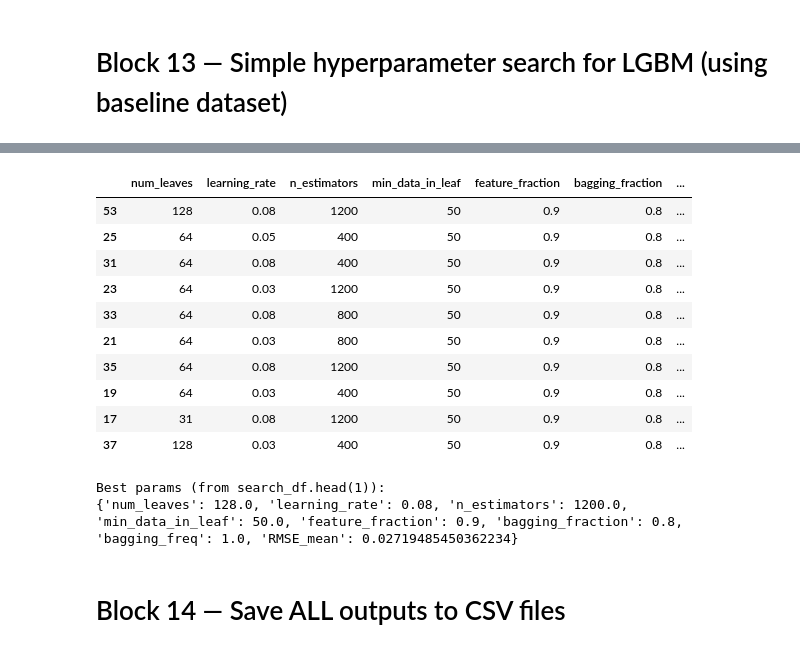
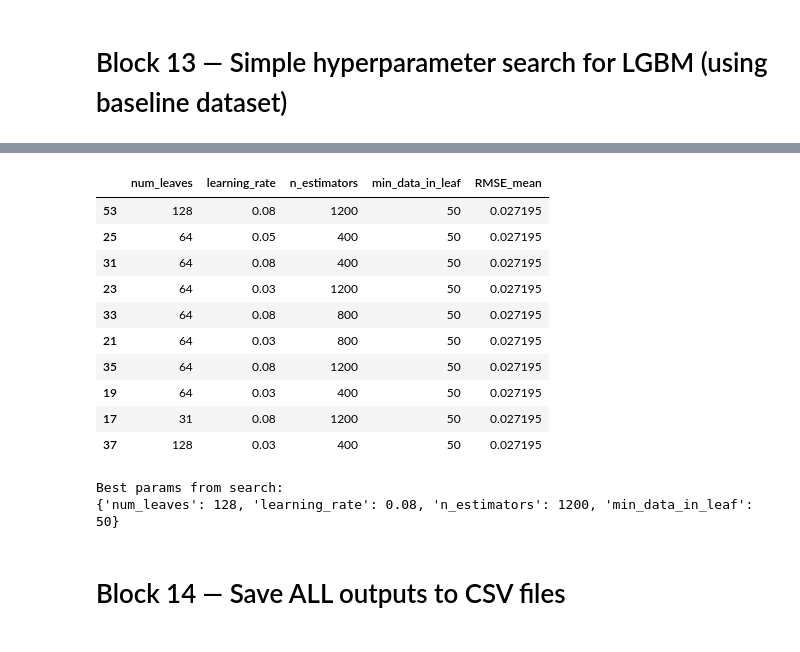
Before and after one commit to sahrohit/mitsui-commodity-prediction, a Jupyter notebook: playground.ipynb, the cells around one changed output, grey strips where cells are left out. Saved outputs shown, nothing was run; the diff lists cells and outputs as text; code cells hidden in the pictures.

```diff
--- a/playground.ipynb
+++ b/playground.ipynb
@@ -419,8 +415,7 @@ Saved ADVANCED submission to: ./outputs/submission_advanced_domain_rolling_lgbm.
 # Block 11 — Select series for classical forecasting (naive, ARIMA, SARIMA)
 # %%
 
-
-# Pick a few meaningful price series (change if you want)
+# Choose some representative price series (change these if needed)
 candidate_series = [
     "LME_CA_Close",
     "LME_ZS_Close",
@@ -428,15 +423,15 @@ candidate_series = [
 ]
 
 selected_series = [c for c in candidate_series if c in train.columns]
-
-print("Series used for ARIMA/SARIMA/Naive experiments:")
+print("Series used for classical forecasting:")
 print(selected_series)
 
-# Helper: create train / validation split indices
 def make_train_valid_split(s: pd.Series, n_valid: int = 90):
+    """
+    Split series into train and validation (last n_valid points).
+    """
     s = s.dropna()
     if len(s) <= n_valid + 10:
-        # if series is short, use 20% for validation
         n_valid = max(10, int(len(s) * 0.2))
     train_s = s.iloc[:-n_valid]
     valid_s = s.iloc[-n_valid:]
@@ -615,6 +630,9 @@ def evaluate_params(params, X, y, n_splits=3):
         random_state=42,
         n_jobs=-1,
         verbosity=-1,
+        feature_fraction=0.9,
+        bagging_fraction=0.8,
+        bagging_freq=1,
         **params,
     )
     model = MultiOutputRegressor(est)
@@ -639,18 +657,16 @@ def evaluate_params(params, X, y, n_splits=3):
 
 search_results = []
 print("===== Hyperparameter search for baseline LGBM =====")
+
 for num_leaves in param_grid["num_leaves"]:
     for lr in param_grid["learning_rate"]:
         for n_est in param_grid["n_estimators"]:
             for min_leaf in param_grid["min_data_in_leaf"]:
                 params = {
-                    "num_leaves": num_leaves,
-                    "learning_rate": lr,
-                    "n_estimators": n_est,
+                    "num_leaves":       num_leaves,
+                    "learning_rate":    lr,
+                    "n_estimators":     n_est,
                     "min_data_in_leaf": min_leaf,
-                    "feature_fraction": 0.9,
-                    "bagging_fraction": 0.8,
-                    "bagging_freq": 1,
                 }
                 rmse_mean = evaluate_params(params, X_base_pruned, y_base, n_splits=3)
                 search_results.append({**params, "RMSE_mean": rmse_mean})
@@ -660,8 +676,14 @@ search_df = pd.DataFrame(search_results).sort_values("RMSE_mean")
 print("\n===== Hyperparameter Search Results (best first) =====")
 display(search_df.head(10))
 
-best_params = search_df.iloc[0].to_dict()
-print("\nBest params (from search_df.head(1)):")
+best_row = search_df.iloc[0]
+best_params = {
+    "num_leaves":       int(best_row["num_leaves"]),
+    "learning_rate":    float(best_row["learning_rate"]),
+    "n_estimators":     int(best_row["n_estimators"]),
+    "min_data_in_leaf": int(best_row["min_data_in_leaf"]),
+}
+print("\nBest params from search:")
 print(best_params)
 # %% [output]
 ===== Hyperparameter search for baseline LGBM =====
@@ -682,18 +704,18 @@ params={'num_leaves': 128, 'learning_rate': 0.08, 'n_estimators': 1200, 'min_dat
 
 ===== Hyperparameter Search Results (best first) =====
-|  | num_leaves | learning_rate | n_estimators | min_data_in_leaf | feature_fraction | bagging_fraction | ... |
-| 53 | 128 | 0.08 | 1200 | 50 | 0.9 | 0.8 | ... |
-| 25 | 64 | 0.05 | 400 | 50 | 0.9 | 0.8 | ... |
-| 31 | 64 | 0.08 | 400 | 50 | 0.9 | 0.8 | ... |
-| 23 | 64 | 0.03 | 1200 | 50 | 0.9 | 0.8 | ... |
-| 33 | 64 | 0.08 | 800 | 50 | 0.9 | 0.8 | ... |
-| 21 | 64 | 0.03 | 800 | 50 | 0.9 | 0.8 | ... |
-| 35 | 64 | 0.08 | 1200 | 50 | 0.9 | 0.8 | ... |
-| 19 | 64 | 0.03 | 400 | 50 | 0.9 | 0.8 | ... |
-| 17 | 31 | 0.08 | 1200 | 50 | 0.9 | 0.8 | ... |
-| 37 | 128 | 0.03 | 400 | 50 | 0.9 | 0.8 | ... |
+|  | num_leaves | learning_rate | n_estimators | min_data_in_leaf | RMSE_mean |
+| 53 | 128 | 0.08 | 1200 | 50 | 0.027195 |
+| 25 | 64 | 0.05 | 400 | 50 | 0.027195 |
+| 31 | 64 | 0.08 | 400 | 50 | 0.027195 |
+| 23 | 64 | 0.03 | 1200 | 50 | 0.027195 |
+| 33 | 64 | 0.08 | 800 | 50 | 0.027195 |
+| 21 | 64 | 0.03 | 800 | 50 | 0.027195 |
+| 35 | 64 | 0.08 | 1200 | 50 | 0.027195 |
+| 19 | 64 | 0.03 | 400 | 50 | 0.027195 |
+| 17 | 31 | 0.08 | 1200 | 50 | 0.027195 |
+| 37 | 128 | 0.03 | 400 | 50 | 0.027195 |
-Best params (from search_df.head(1)):
-{'num_leaves': 128.0, 'learning_rate': 0.08, 'n_estimators': 1200.0, 'min_data_in_leaf': 50.0, 'feature_fraction': 0.9, 'bagging_fraction': 0.8, 'bagging_freq': 1.0, 'RMSE_mean': 0.02719485450362234}
+Best params from search:
+{'num_leaves': 128, 'learning_rate': 0.08, 'n_estimators': 1200, 'min_data_in_leaf': 50}
 # %% [markdown]
 # Block 14 — Save ALL outputs to CSV files
 # %%
```
Also changed, not shown: parts of 11 cells of this notebook, 4 other files.
